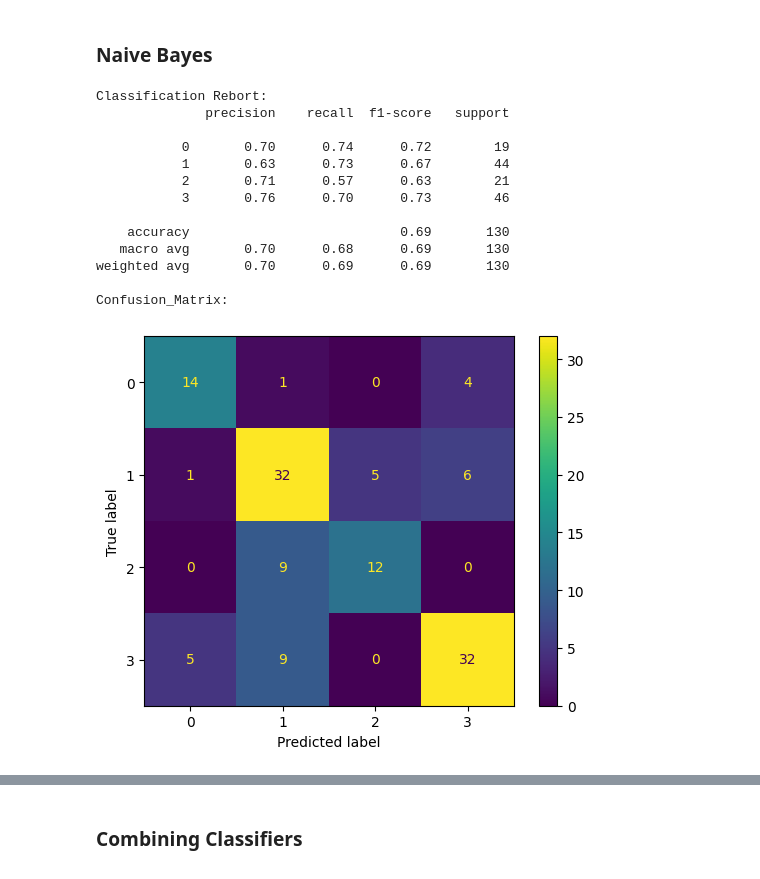
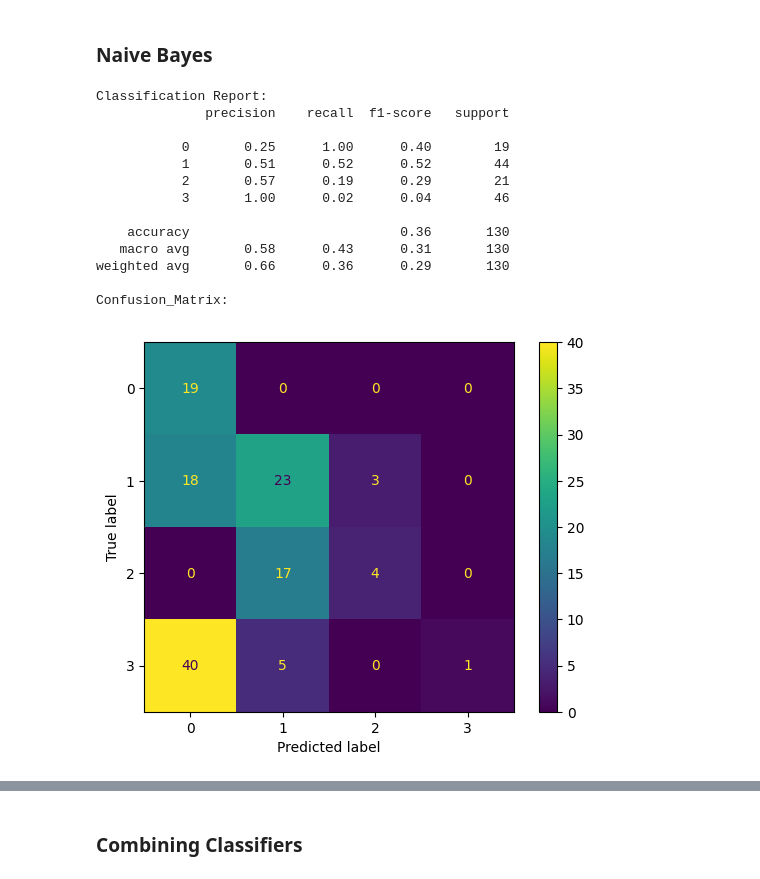
Before and after one commit to yousefmrashad/housing-classification, a Jupyter notebook: housing_prices_classification.ipynb, the cells around one changed output, grey strips where cells are left out. Cells and saved outputs as stored; diff of their text form; code cells hidden in the pictures.

```diff
--- a/housing_prices_classification.ipynb
+++ b/housing_prices_classification.ipynb
@@ -385,21 +478,21 @@ Confusion_Matrix:
 ### Naive Bayes
 # %%
 from sklearn.naive_bayes import GaussianNB
-gnb = train_evaluate(GaussianNB(), x_rfc, y_clustered)
+gnb = train_evaluate(GaussianNB(), x_fcif, y_clustered)
 # %% [output]
-Classification Rebort:
+Classification Report:
               precision    recall  f1-score   support
 
-           0       0.70      0.74      0.72        19
-           1       0.63      0.73      0.67        44
-           2       0.71      0.57      0.63        21
-           3       0.76      0.70      0.73        46
+           0       0.25      1.00      0.40        19
+           1       0.51      0.52      0.52        44
+           2       0.57      0.19      0.29        21
+           3       1.00      0.02      0.04        46
 
-    accuracy                           0.69       130
-   macro avg       0.70      0.68      0.69       130
-weighted avg       0.70      0.69      0.69       130
+    accuracy                           0.36       130
+   macro avg       0.58      0.43      0.31       130
+weighted avg       0.66      0.36      0.29       130
 
 Confusion_Matrix:
-[figure, old version]
+[figure, new version]
 # %%
 from sklearn.naive_bayes import BernoulliNB
```
Also changed, not shown: parts of 16 cells of this notebook.
